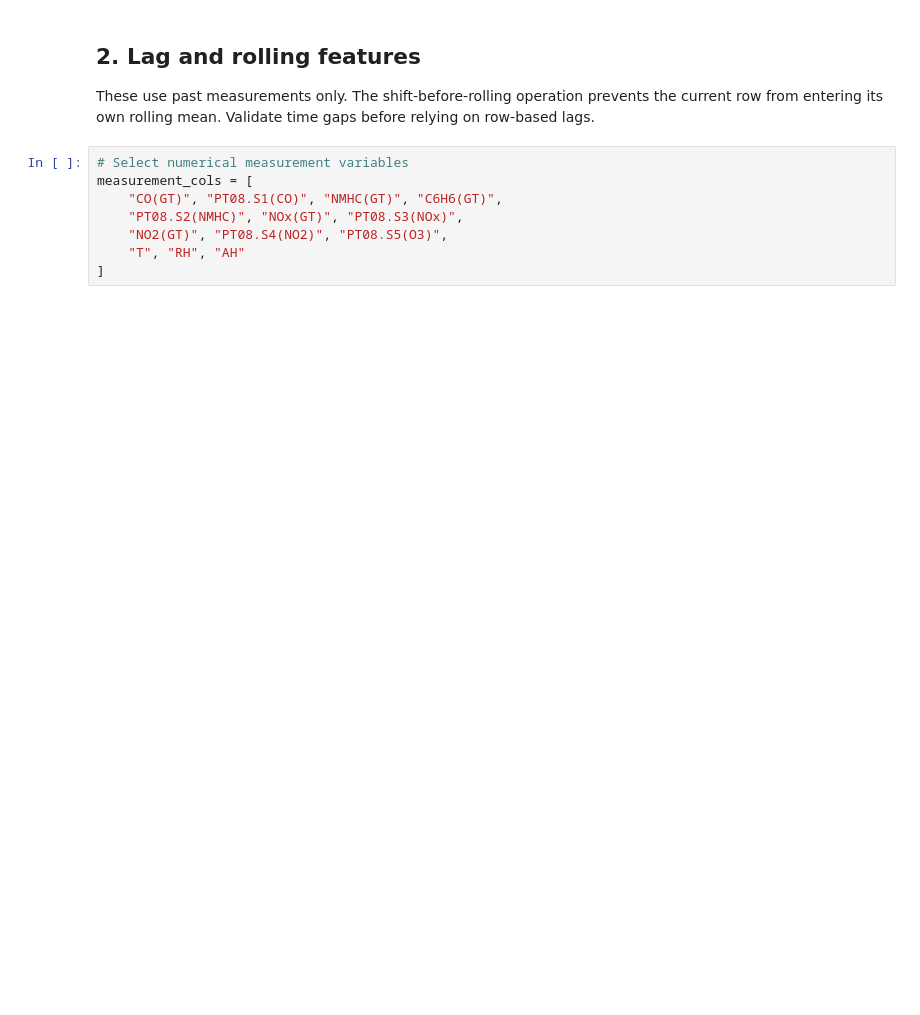
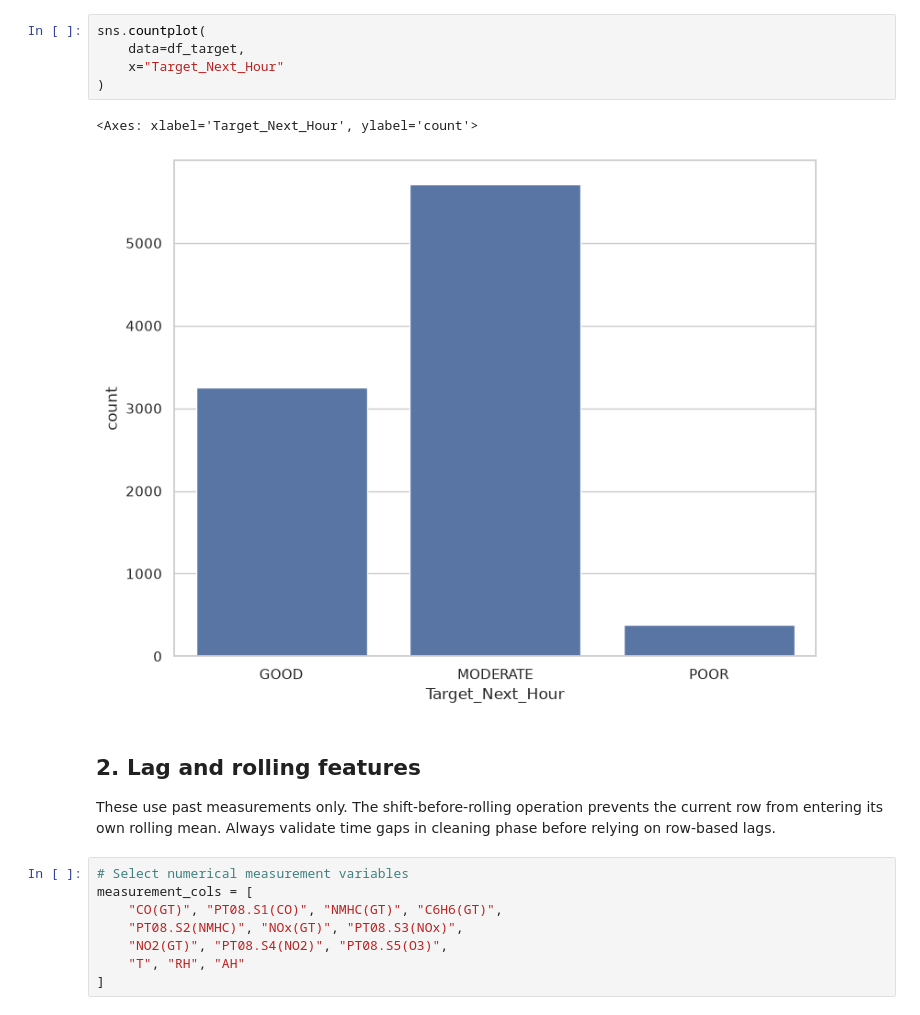
Before and after one commit to ChloeKC/healthyair, a Jupyter notebook: notebooks/feature_engineering.ipynb, the cells around one changed output. Saved outputs shown, nothing was run; the diff lists cells and outputs as text; blank space fills up the shorter version.

```diff
--- a/notebooks/feature_engineering.ipynb
+++ b/notebooks/feature_engineering.ipynb
@@ -169,6 +211,14 @@ df_target["Target_Next_Hour"] = df_target["NO2_Category"].shift(-1)
+# %%
+sns.countplot(
+    data=df_target,
+    x="Target_Next_Hour"
+)
+# %% [output]
+<Axes: xlabel='Target_Next_Hour', ylabel='count'>
+[figure, added]
 # %% [markdown]
 ## 2. Lag and rolling features
-These use past measurements only. The shift-before-rolling operation prevents the current row from entering its own rolling mean. Validate time gaps before relying on row-based lags.
+These use past measurements only. The shift-before-rolling operation prevents the current row from entering its own rolling mean. Always validate time gaps in cleaning phase before relying on row-based lags.
 # %%
 # Select numerical measurement variables
 measurement_cols = [
```
Also changed, not shown: parts of 21 cells of this notebook, 7 other files.
